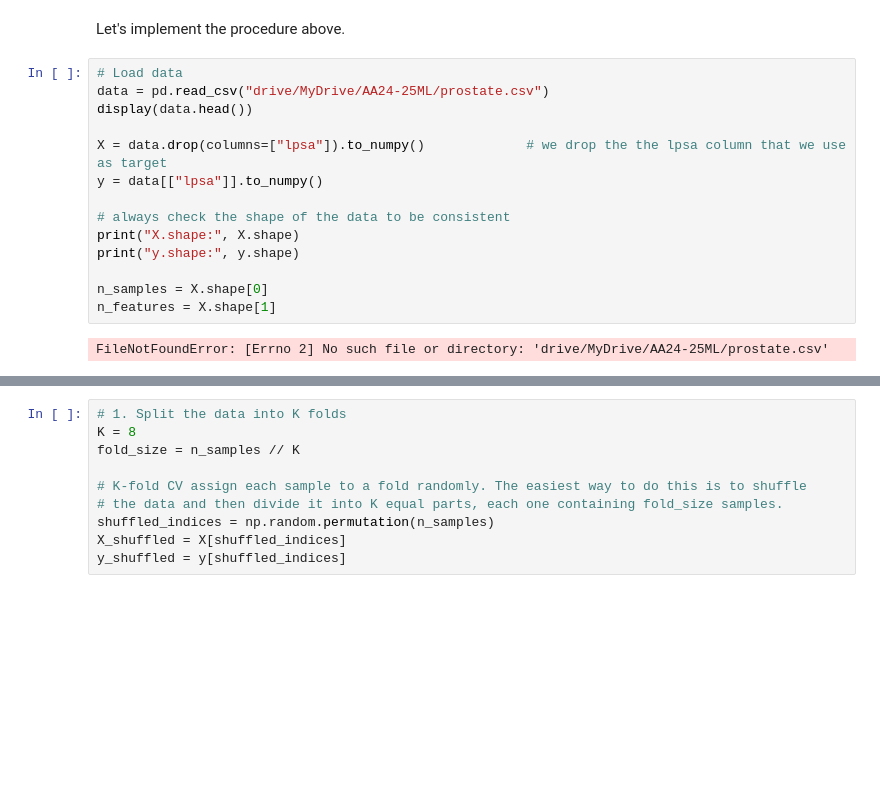
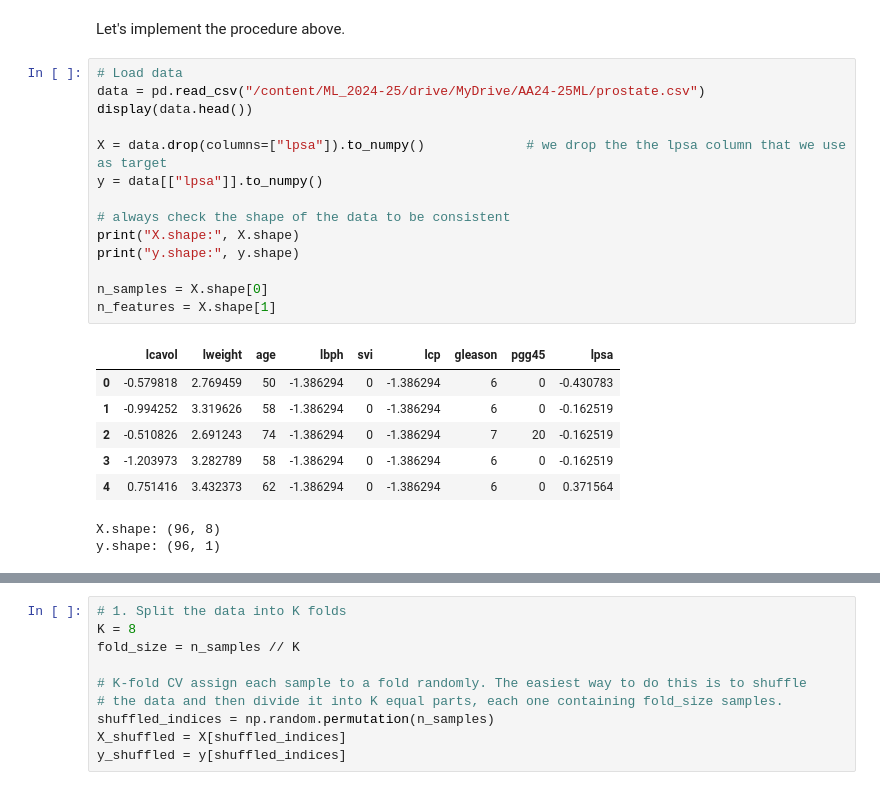
Before and after one commit to Chiara2804/ML_2024-25, a Jupyter notebook: LAB3_lasso_GD.ipynb, the cells around one changed output, grey strips where cells are left out. Saved outputs shown, nothing was run; the diff lists cells and outputs as text; blank space fills up the shorter version.

```diff
--- a/LAB3_lasso_GD.ipynb
+++ b/LAB3_lasso_GD.ipynb
@@ -366,20 +364,27 @@ plt.legend()
 Let's implement the procedure above.
 # %%
 # Load data
-data = pd.read_csv("drive/MyDrive/AA24-25ML/prostate.csv")
+data = pd.read_csv("/content/ML_2024-25/drive/MyDrive/AA24-25ML/prostate.csv")
 display(data.head())
 
 X = data.drop(columns=["lpsa"]).to_numpy()             # we drop the the lpsa column that we use as target
 y = data[["lpsa"]].to_numpy()
 
 # always check the shape of the data to be consistent
 print("X.shape:", X.shape)
 print("y.shape:", y.shape)
 
 n_samples = X.shape[0]
 n_features = X.shape[1]
 # %% [output]
+|  | lcavol | lweight | age | lbph | svi | lcp | gleason | pgg45 | lpsa |
+| 0 | -0.579818 | 2.769459 | 50 | -1.386294 | 0 | -1.386294 | 6 | 0 | -0.430783 |
+| 1 | -0.994252 | 3.319626 | 58 | -1.386294 | 0 | -1.386294 | 6 | 0 | -0.162519 |
+| 2 | -0.510826 | 2.691243 | 74 | -1.386294 | 0 | -1.386294 | 7 | 20 | -0.162519 |
+| 3 | -1.203973 | 3.282789 | 58 | -1.386294 | 0 | -1.386294 | 6 | 0 | -0.162519 |
+| 4 | 0.751416 | 3.432373 | 62 | -1.386294 | 0 | -1.386294 | 6 | 0 | 0.371564 |
-FileNotFoundError: [Errno 2] No such file or directory: 'drive/MyDrive/AA24-25ML/prostate.csv'
+X.shape: (96, 8)
+y.shape: (96, 1)
 # %%
 # 0. Define the hyperparameters combinations
 alphas = [0.00001, 0.0001, 0.001, 0.01]
```
Also changed, not shown: parts of 5 cells of this notebook.
